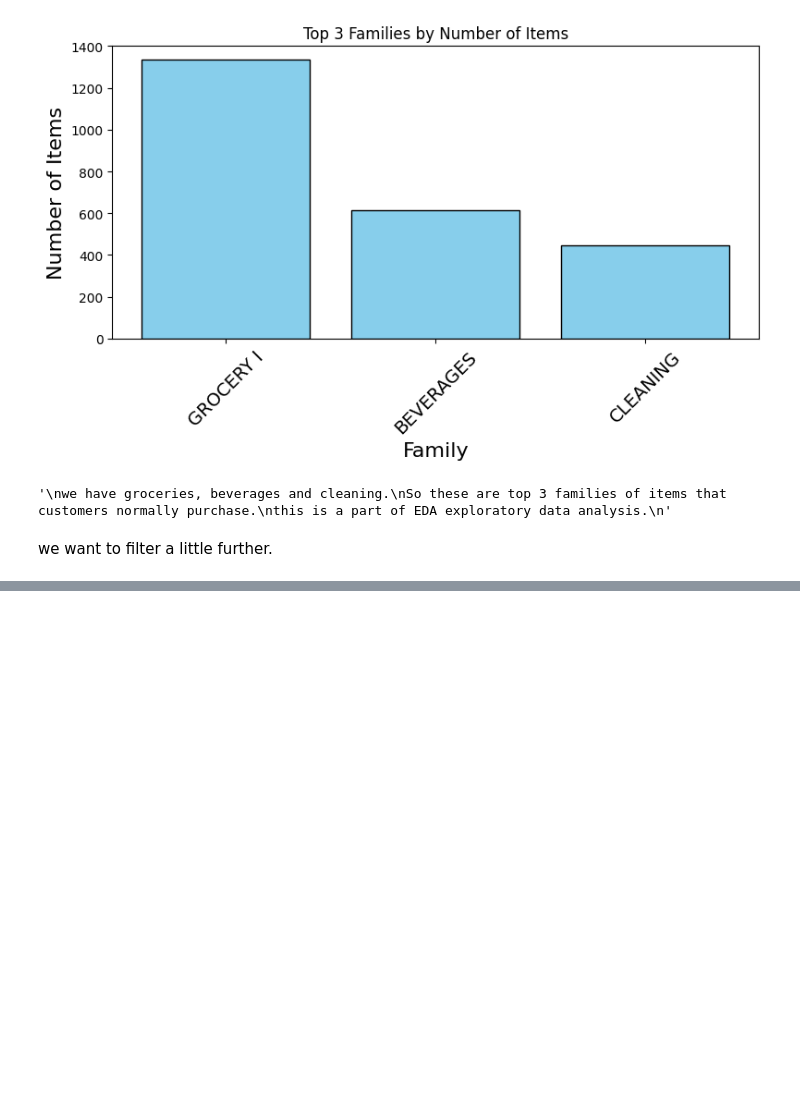
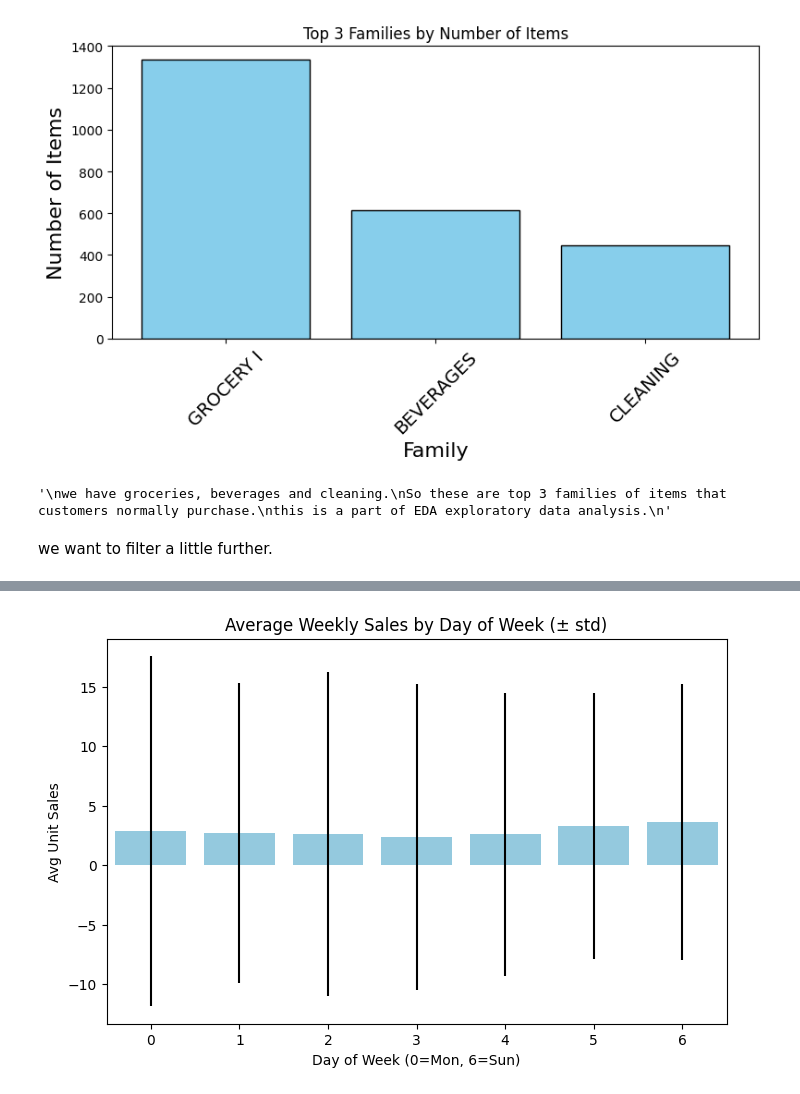
Before and after one commit to Onyi-RICH/Retail_Demand_Forcast, a Jupyter notebook: data_prep.ipynb, the cells around one changed output, grey strips where cells are left out. Drawn from its saved outputs; the diff is of its cells as text; code cells hidden in the pictures; blank space fills up the shorter version.

```diff
--- a/data_prep.ipynb
+++ b/data_prep.ipynb
@@ -187,0 +565,12 @@ df_train = df_train[df_train['item_nbr'].isin(item_ids)]          # Df train wil
+# %%
+# Weekly Seasonality → Bar Plot (mean sales by day of week with error)
+weekly = df_train.groupby("day_of_week")["unit_sales"].agg(["mean", "std"]).reset_index()
+
+plt.figure(figsize=(8,5))
+sns.barplot(data=weekly, x="day_of_week", y="mean", yerr=weekly["std"], color="skyblue")
+plt.title("Average Weekly Sales by Day of Week (± std)")
+plt.xlabel("Day of Week (0=Mon, 6=Sun)")
+plt.ylabel("Avg Unit Sales")
+plt.show()
+# %% [output]
+[figure, added]
```
Also changed, not shown: parts of 62 cells of this notebook.
